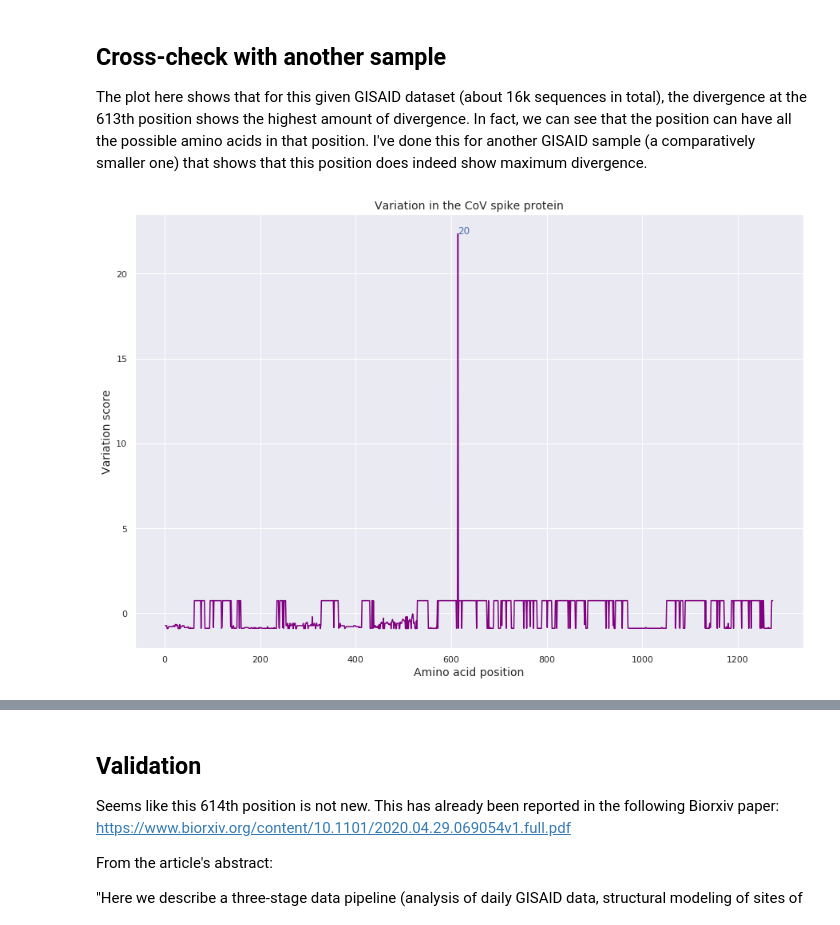
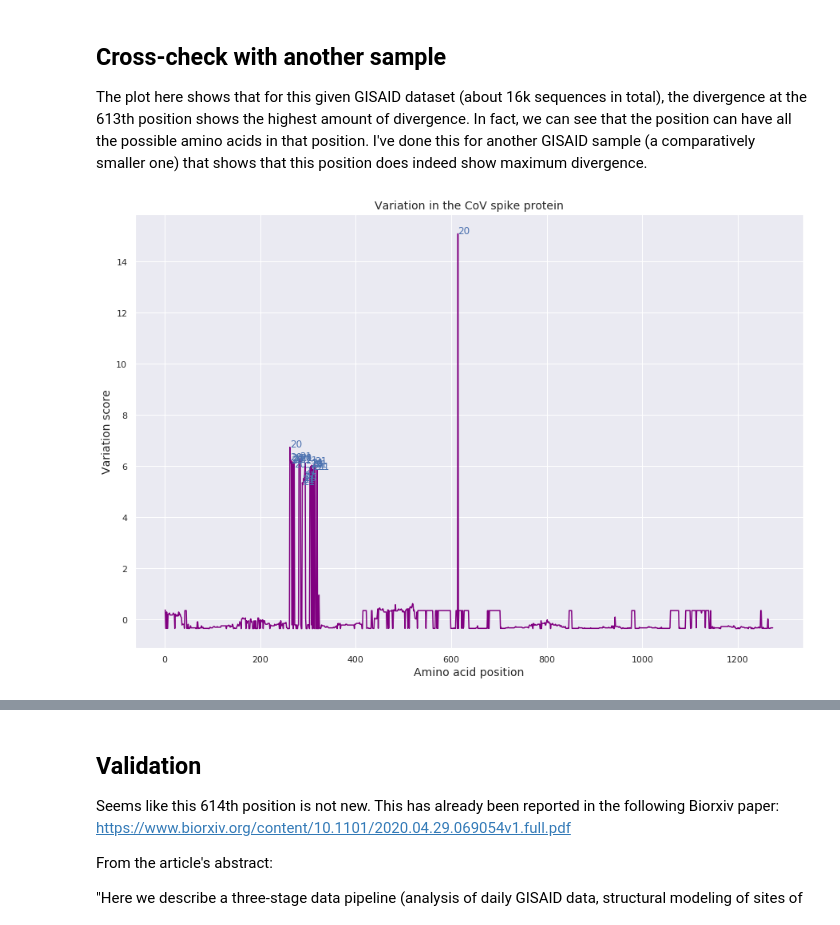
Before and after one commit to nadzhou/CoVPeek, a Jupyter notebook: notebooks/variation_parser.ipynb, the cells around one changed output, grey strips where cells are left out. Saved outputs shown, nothing was run; the diff lists cells and outputs as text; code cells hidden in the pictures.

```diff
--- a/notebooks/variation_parser.ipynb
+++ b/notebooks/variation_parser.ipynb
@@ -41,10 +41,10 @@ fig1.show()
 The plot here shows that for this given GISAID dataset (about 16k sequences in total), the divergence at the 613th position shows the highest amount of divergence. In fact, we can see that the position can have all the possible amino acids in that position.
 I've done this for another GISAID sample (a comparatively smaller one) that shows that this position does indeed show maximum divergence.
 # %%
-aligned_path2 = "/home/nadzhou/SEQs/id_MAFFT0.fasta"
+aligned_path2 = "/home/nadzhou/SEQs/gisaid_results/big_aligned.fasta"
 # we use the previous dataset, since GISAID data can not be shared
-parser2 = DivergenceParser.retrieve_sequence(aligned_path)
+parser2 = DivergenceParser.retrieve_sequence(aligned_path2)
 fig2 = parser2.plot_variation()
 fig2.show()
 # %% [output]
-[figure, old version]
+[figure, new version]
```
Also changed, not shown: parts of 4 cells of this notebook, 8 other files.
